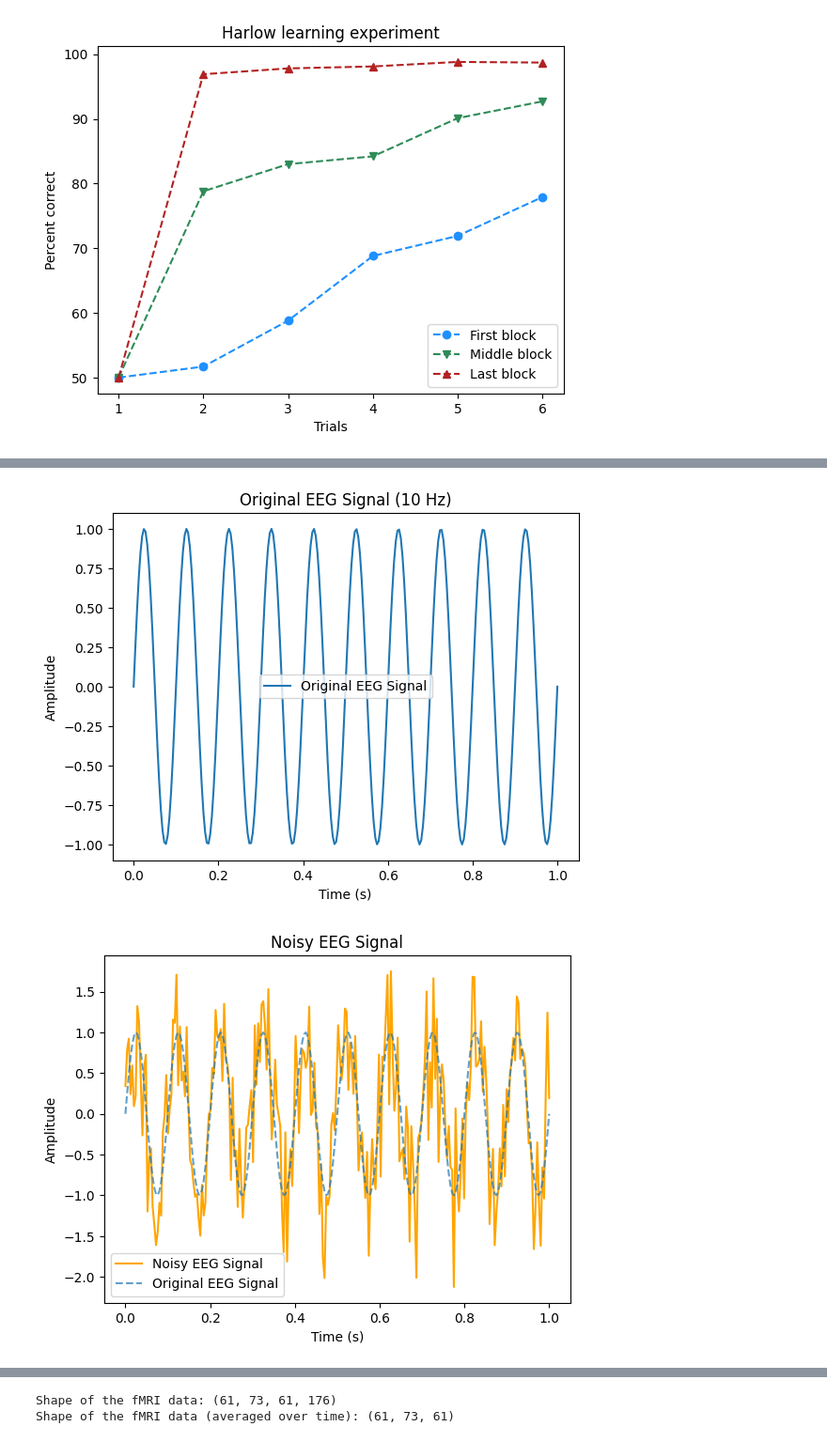
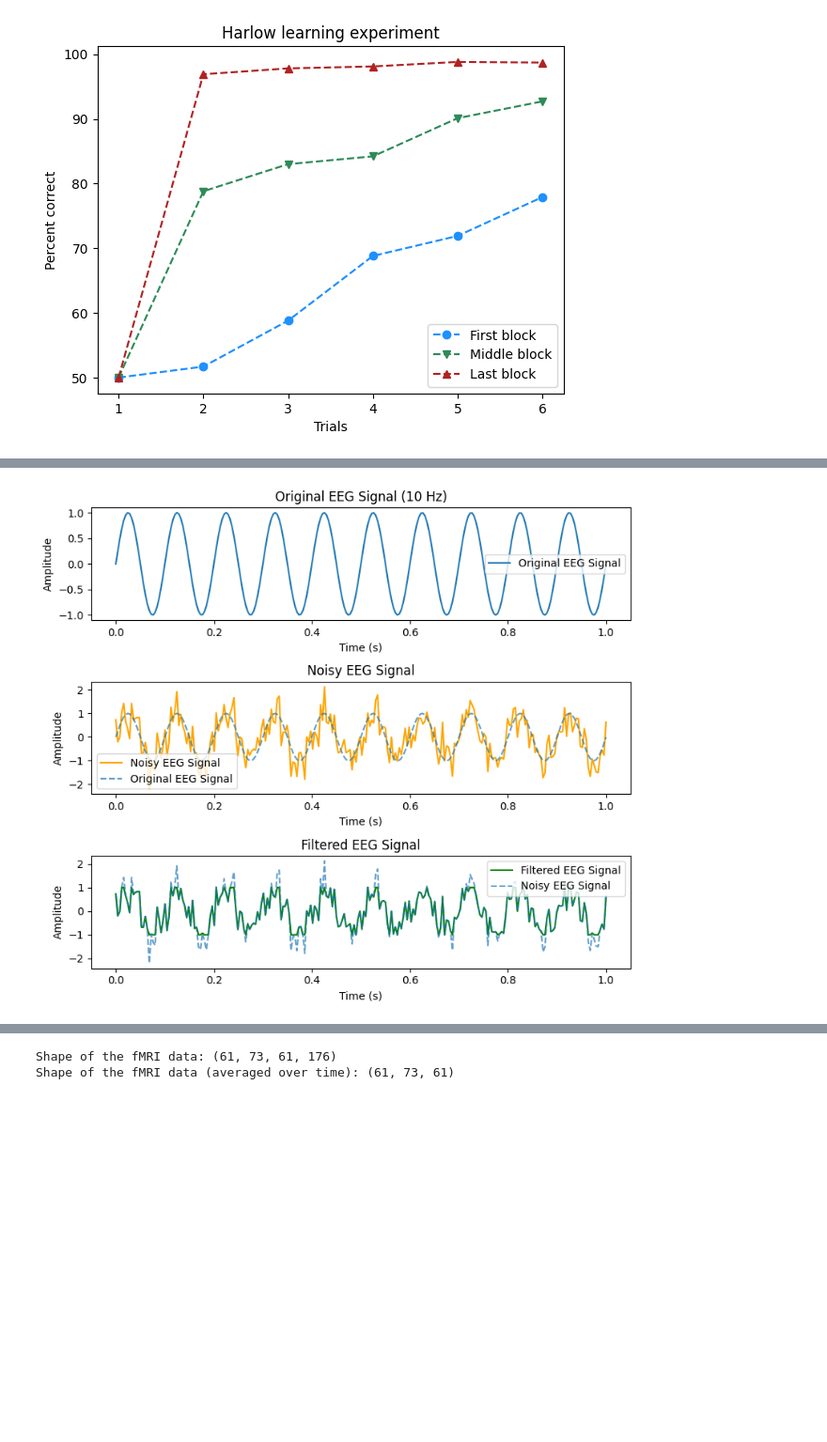
Before and after one commit to mibur1/psy111, a Jupyter notebook: book/solutions/5_Scientific_comp.ipynb, the cells around one changed output, grey strips where cells are left out. Shown at 94% size. Saved outputs shown, nothing was run; the diff lists cells and outputs as text; code cells hidden in the pictures; blank space fills up the shorter version.

Commit message:
updates to plotting exercises

```diff
--- a/book/solutions/5_Scientific_comp.ipynb
+++ b/book/solutions/5_Scientific_comp.ipynb
@@ -328,49 +349,47 @@ plt.show()
 
 *Hint: The signal can be generated with `np.sin(2 * np.pi * frequency * time)` (with time being an evenly spaced vector of 250 values between 0 and 1 second.)*
 # %%
-# Exercise 7
+# Exercise 8
 
 # Parameters
 sampling_rate = 250  # Sampling rate in Hz
 time = np.linspace(0, 1, 250)  # Time vector 1 seconds duration, 250 samples (x-values of the plot)
 frequency = 10  # "Alpha wave" frequency in Hz
 
 # Generating the sine wave signal
 eeg_signal = np.sin(2 * np.pi * frequency * time)
 
 # 1. Plotting the signal
-plt.figure()
-plt.plot(time, eeg_signal, label='Original EEG Signal')
-plt.title('Original EEG Signal (10 Hz)')
-plt.xlabel('Time (s)')
-plt.ylabel('Amplitude')
-plt.legend()
-plt.show()
+fig, axs = plt.subplots(3, 1, figsize=(8, 7))
+
+axs[0].plot(time, eeg_signal, label='Original EEG Signal')
+axs[0].set_title('Original EEG Signal (10 Hz)')
+axs[0].set_xlabel('Time (s)')
+axs[0].set_ylabel('Amplitude')
+axs[0].legend()
 
 # 2. Adding Gaussian noise
 noise = np.random.normal(0, 0.5, eeg_signal.shape)
 noisy_eeg_signal = eeg_signal + noise
 
-plt.figure()
-plt.plot(time, noisy_eeg_signal, label='Noisy EEG Signal', color='orange')
-plt.plot(time, eeg_signal, label='Original EEG Signal', linestyle='--', alpha=0.7)
-plt.title('Noisy EEG Signal')
-plt.xlabel('Time (s)')
-plt.ylabel('Amplitude')
-plt.legend()
-plt.show()
+axs[1].plot(time, noisy_eeg_signal, label='Noisy EEG Signal', color='orange')
+axs[1].plot(time, eeg_signal, label='Original EEG Signal', linestyle='--', alpha=0.7)
+axs[1].set_title('Noisy EEG Signal')
+axs[1].set_xlabel('Time (s)')
+axs[1].set_ylabel('Amplitude')
+axs[1].legend()
 
 # 3. Applying threshold filter
 filtered_eeg_signal = np.clip(noisy_eeg_signal, -1, 1)
 
-plt.figure()
-plt.plot(time, filtered_eeg_signal, label='Filtered EEG Signal', color='green')
-plt.plot(time, noisy_eeg_signal, label='Noisy EEG Signal', linestyle='--', alpha=0.7)
-plt.title('Filtered EEG Signal')
-plt.xlabel('Time (s)')
-plt.ylabel('Amplitude')
-plt.legend()
+axs[2].plot(time, filtered_eeg_signal, label='Filtered EEG Signal', color='green')
+axs[2].plot(time, noisy_eeg_signal, label='Noisy EEG Signal', linestyle='--', alpha=0.7)
+axs[2].set_title('Filtered EEG Signal')
+axs[2].set_xlabel('Time (s)')
+axs[2].set_ylabel('Amplitude')
+axs[2].legend()
+
+plt.tight_layout()
 plt.show()
 # %% [output]
-[figure, old version]
+[figure, new version]
-[figure, removed]
```
Also changed, not shown: parts of 10 cells of this notebook, 2 other files.
